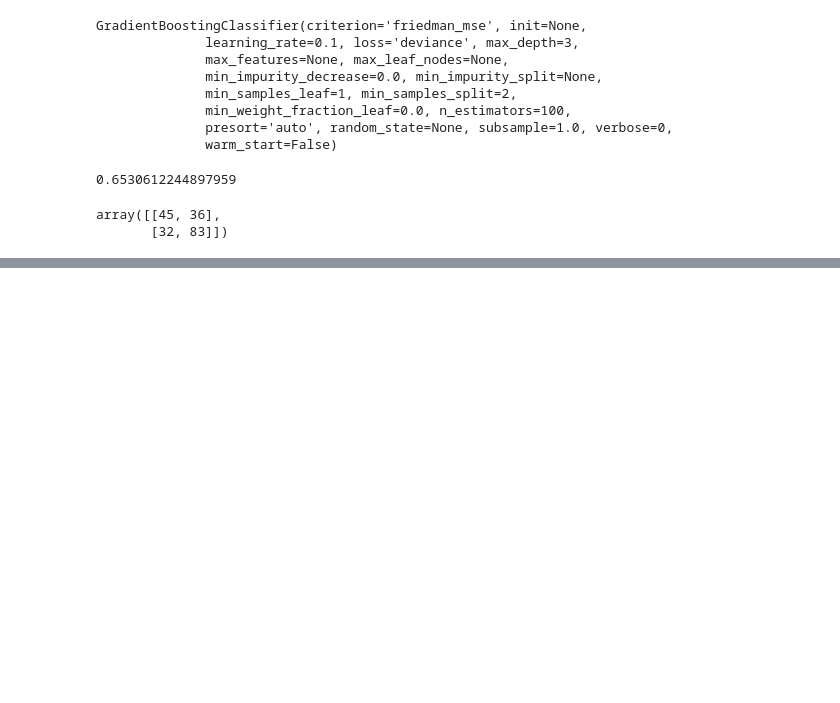
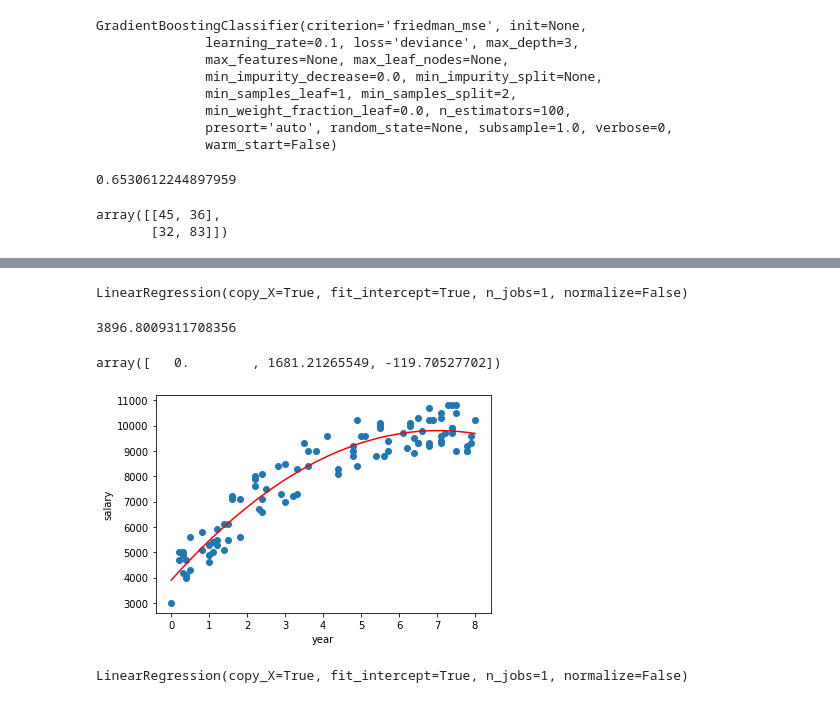
Before and after one commit to ywchiu/taipeifubon, a Jupyter notebook: Demo20200414.ipynb, the cells around one changed output, grey strips where cells are left out. Saved outputs shown, nothing was run; the diff lists cells and outputs as text; code cells hidden in the pictures; blank space fills up the shorter version.

```diff
--- a/Demo20200414.ipynb
+++ b/Demo20200414.ipynb
@@ -253,0 +310,22 @@ array([[45, 36],
+# %%
+from sklearn.preprocessing import PolynomialFeatures
+from sklearn.linear_model import LinearRegression
+
+poly_reg = PolynomialFeatures(degree=2) # y = ax^2 + bx + c
+X_   = poly_reg.fit_transform(X)
+
+regr = LinearRegression()
+regr.fit(X_, y)
+# %% [output]
+LinearRegression(copy_X=True, fit_intercept=True, n_jobs=1, normalize=False)
+# %%
+regr.intercept_
+# %% [output]
+3896.8009311708356
+# %%
+regr.coef_
+# %% [output]
+array([   0.        , 1681.21265549, -119.70527702])
+# %%
+X2 = X.sort_values(['year'])
+X2_ = poly_reg.fit_transform(X2)
@@ -253,0 +335,20 @@ array([[45, 36],
+# %%
+from sklearn.linear_model import LinearRegression
+plt.scatter(df['year'], df['salary'])
+plt.plot(X2,regr.predict(X2_), color = 'red')
+plt.xlabel('year')
+plt.ylabel('salary')
+plt.show()
+# %% [output]
+[figure, added]
+# %%
+from sklearn.preprocessing import PolynomialFeatures
+from sklearn.linear_model import LinearRegression
+
+poly_reg = PolynomialFeatures(degree=3)
+X_   = poly_reg.fit_transform(X)
+
+regr = LinearRegression()
+regr.fit(X_, y)
+# %% [output]
+LinearRegression(copy_X=True, fit_intercept=True, n_jobs=1, normalize=False)
```
Also changed, not shown: parts of 13 cells of this notebook.
